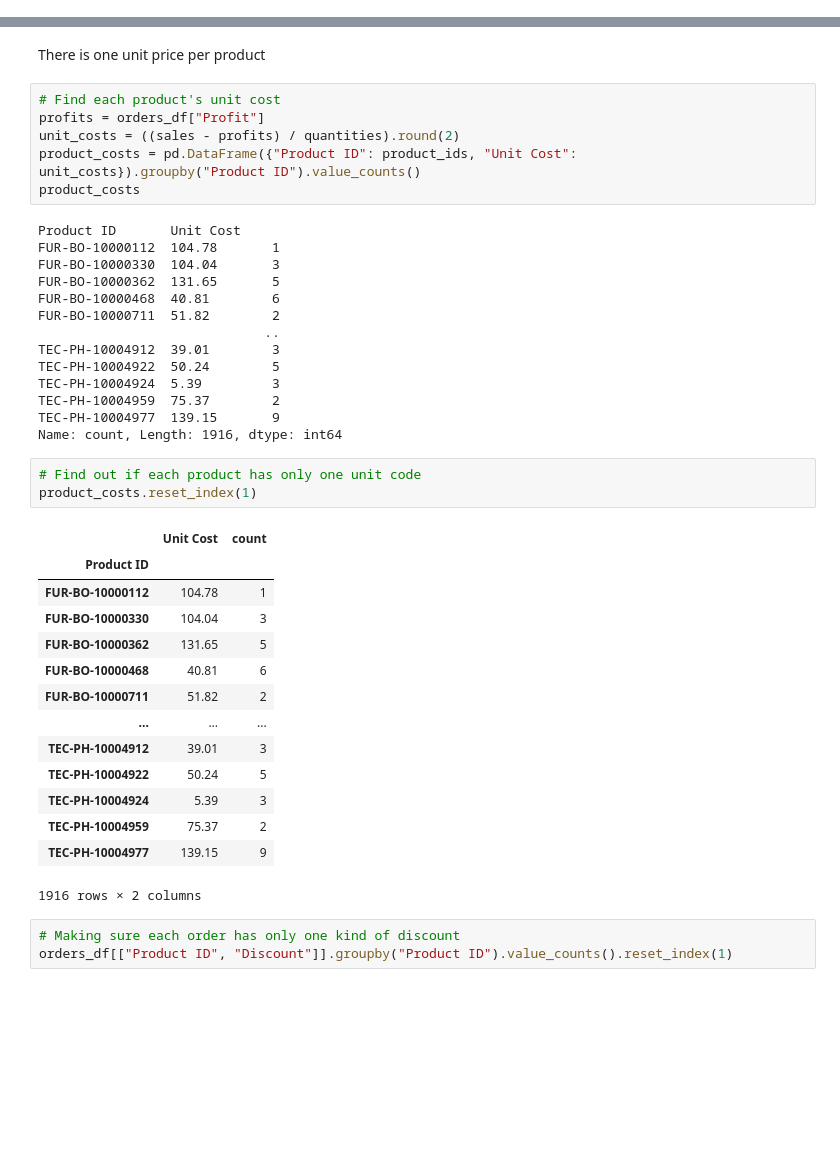
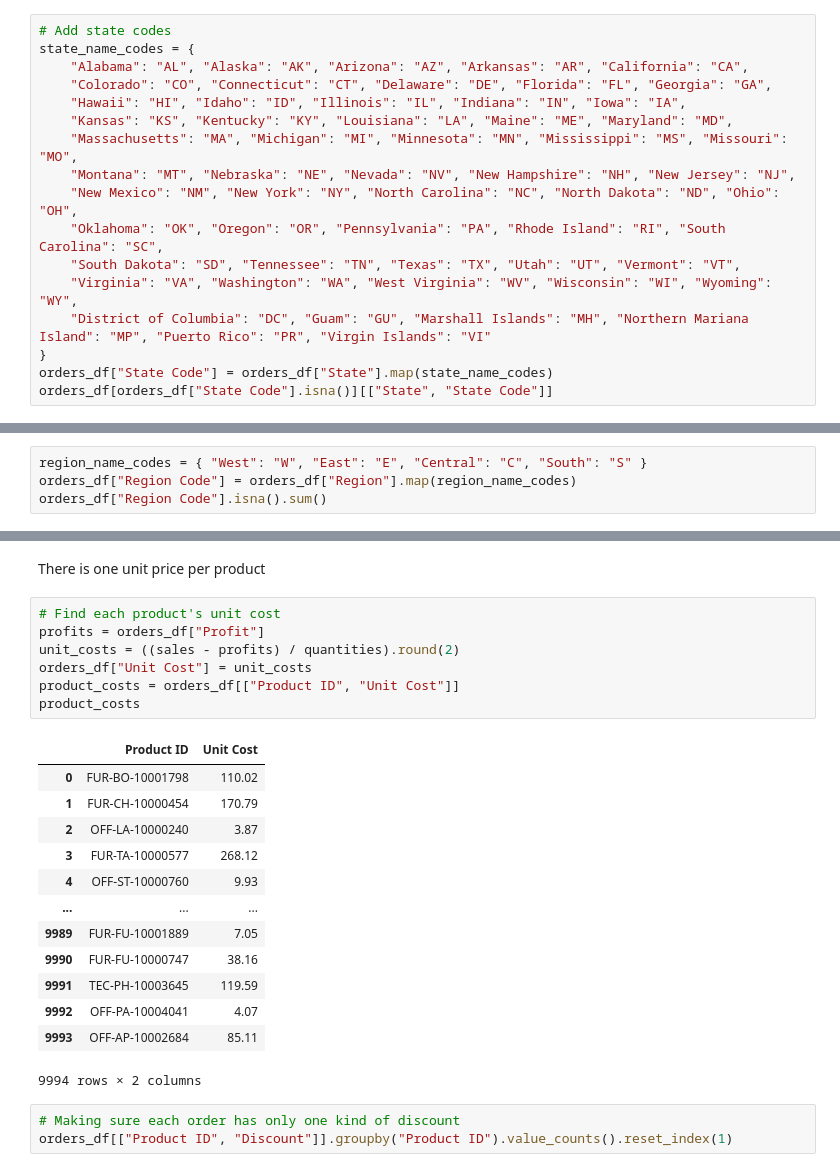
Before and after one commit to frogcoder/GBC_Fund_Data_Management, a Jupyter notebook: data_management_exercise1.ipynb, the cells around one changed output, grey strips where cells are left out. Cells and saved outputs as stored; diff of their text form; blank space fills up the shorter version.

```diff
--- a/data_management_exercise1.ipynb
+++ b/data_management_exercise1.ipynb
@@ -127,3 +178,20 @@ North Dakota               7
 West Virginia              4
 Wyoming                    1
 Name: count, dtype: int64
+# %%
+# Add state codes
+state_name_codes = {
+    "Alabama": "AL", "Alaska": "AK", "Arizona": "AZ", "Arkansas": "AR", "California": "CA",
+    "Colorado": "CO", "Connecticut": "CT", "Delaware": "DE", "Florida": "FL", "Georgia": "GA",
+    "Hawaii": "HI", "Idaho": "ID", "Illinois": "IL", "Indiana": "IN", "Iowa": "IA",
+    "Kansas": "KS", "Kentucky": "KY", "Louisiana": "LA", "Maine": "ME", "Maryland": "MD",
+    "Massachusetts": "MA", "Michigan": "MI", "Minnesota": "MN", "Mississippi": "MS", "Missouri": "MO",
+    "Montana": "MT", "Nebraska": "NE", "Nevada": "NV", "New Hampshire": "NH", "New Jersey": "NJ",
+    "New Mexico": "NM", "New York": "NY", "North Carolina": "NC", "North Dakota": "ND", "Ohio": "OH",
+    "Oklahoma": "OK", "Oregon": "OR", "Pennsylvania": "PA", "Rhode Island": "RI", "South Carolina": "SC",
+    "South Dakota": "SD", "Tennessee": "TN", "Texas": "TX", "Utah": "UT", "Vermont": "VT",
+    "Virginia": "VA", "Washington": "WA", "West Virginia": "WV", "Wisconsin": "WI", "Wyoming": "WY",
+    "District of Columbia": "DC", "Guam": "GU", "Marshall Islands": "MH", "Northern Mariana Island": "MP", "Puerto Rico": "PR", "Virgin Islands": "VI"
+}
+orders_df["State Code"] = orders_df["State"].map(state_name_codes)
+orders_df[orders_df["State Code"].isna()][["State", "State Code"]]
@@ -138,0 +211,4 @@ Name: count, dtype: int64
+# %%
+region_name_codes = { "West": "W", "East": "E", "Central": "C", "South": "S" }
+orders_df["Region Code"] = orders_df["Region"].map(region_name_codes)
+orders_df["Region Code"].isna().sum()
@@ -334,41 +434,24 @@ There is one unit price per product
 # %%
 # Find each product's unit cost
 profits = orders_df["Profit"]
 unit_costs = ((sales - profits) / quantities).round(2)
-product_costs = pd.DataFrame({"Product ID": product_ids, "Unit Cost": unit_costs}).groupby("Product ID").value_counts()
+orders_df["Unit Cost"] = unit_costs
+product_costs = orders_df[["Product ID", "Unit Cost"]]
 product_costs
 # %% [output]
+|  | Product ID | Unit Cost |
+| 0 | FUR-BO-10001798 | 110.02 |
+| 1 | FUR-CH-10000454 | 170.79 |
+| 2 | OFF-LA-10000240 | 3.87 |
+| 3 | FUR-TA-10000577 | 268.12 |
+| 4 | OFF-ST-10000760 | 9.93 |
+| ... | ... | ... |
+| 9989 | FUR-FU-10001889 | 7.05 |
+| 9990 | FUR-FU-10000747 | 38.16 |
+| 9991 | TEC-PH-10003645 | 119.59 |
+| 9992 | OFF-PA-10004041 | 4.07 |
+| 9993 | OFF-AP-10002684 | 85.11 |
-Product ID       Unit Cost
-FUR-BO-10000112  104.78       1
-FUR-BO-10000330  104.04       3
-FUR-BO-10000362  131.65       5
-FUR-BO-10000468  40.81        6
-FUR-BO-10000711  51.82        2
-                             ..
-TEC-PH-10004912  39.01        3
-TEC-PH-10004922  50.24        5
-TEC-PH-10004924  5.39         3
-TEC-PH-10004959  75.37        2
-TEC-PH-10004977  139.15       9
-Name: count, Length: 1916, dtype: int64
+9994 rows × 2 columns
-# %%
-# Find out if each product has only one unit code
-product_costs.reset_index(1)
-# %% [output]
-|  | Unit Cost | count |
-| Product ID |  |  |
-| FUR-BO-10000112 | 104.78 | 1 |
-| FUR-BO-10000330 | 104.04 | 3 |
-| FUR-BO-10000362 | 131.65 | 5 |
-| FUR-BO-10000468 | 40.81 | 6 |
-| FUR-BO-10000711 | 51.82 | 2 |
-| ... | ... | ... |
-| TEC-PH-10004912 | 39.01 | 3 |
-| TEC-PH-10004922 | 50.24 | 5 |
-| TEC-PH-10004924 | 5.39 | 3 |
-| TEC-PH-10004959 | 75.37 | 2 |
-| TEC-PH-10004977 | 139.15 | 9 |
-1916 rows × 2 columns
 # %%
 # Making sure each order has only one kind of discount
 orders_df[["Product ID", "Discount"]].groupby("Product ID").value_counts().reset_index(1)
```
Also changed, not shown: parts of 43 cells of this notebook.
